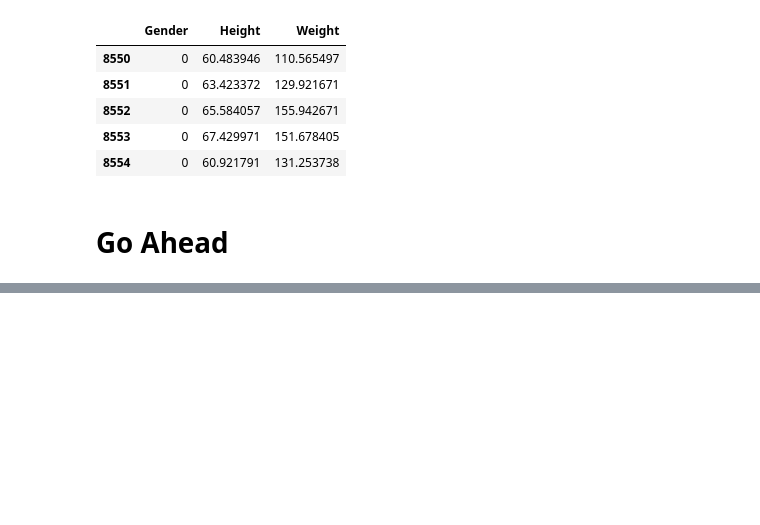
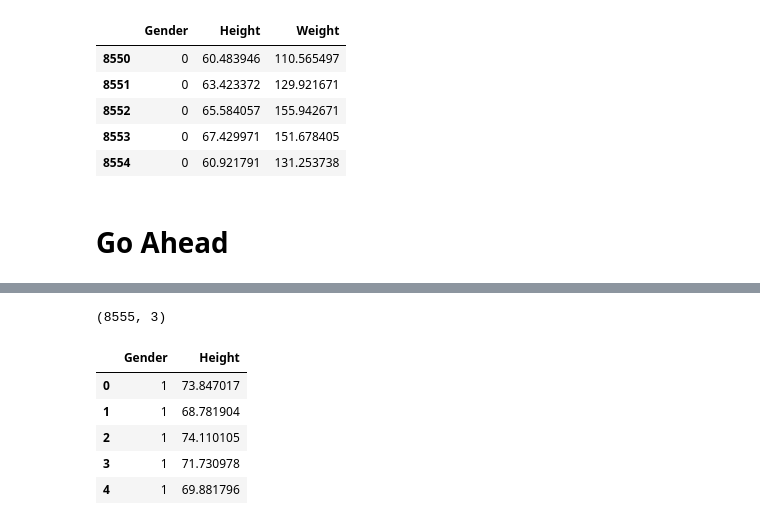
Before and after one commit to saquib-hassan/ml_b24, a Jupyter notebook: Assignment_Height_Weight/KNN Assessment.ipynb, the cells around one changed output, grey strips where cells are left out. Saved outputs shown, nothing was run; the diff lists cells and outputs as text; code cells hidden in the pictures; blank space fills up the shorter version.

```diff
--- a/Assignment_Height_Weight/KNN Assessment.ipynb
+++ b/Assignment_Height_Weight/KNN Assessment.ipynb
@@ -55,0 +50,4 @@ df.tail()
+# %%
+df.shape
+# %% [output]
+(8555, 3)
@@ -55,0 +56,9 @@ df.tail()
+# %%
+X.head()
+# %% [output]
+|  | Gender | Height |
+| 0 | 1 | 73.847017 |
+| 1 | 1 | 68.781904 |
+| 2 | 1 | 74.110105 |
+| 3 | 1 | 71.730978 |
+| 4 | 1 | 69.881796 |
```
Also changed, not shown: parts of 71 cells of this notebook, 1 other file.
